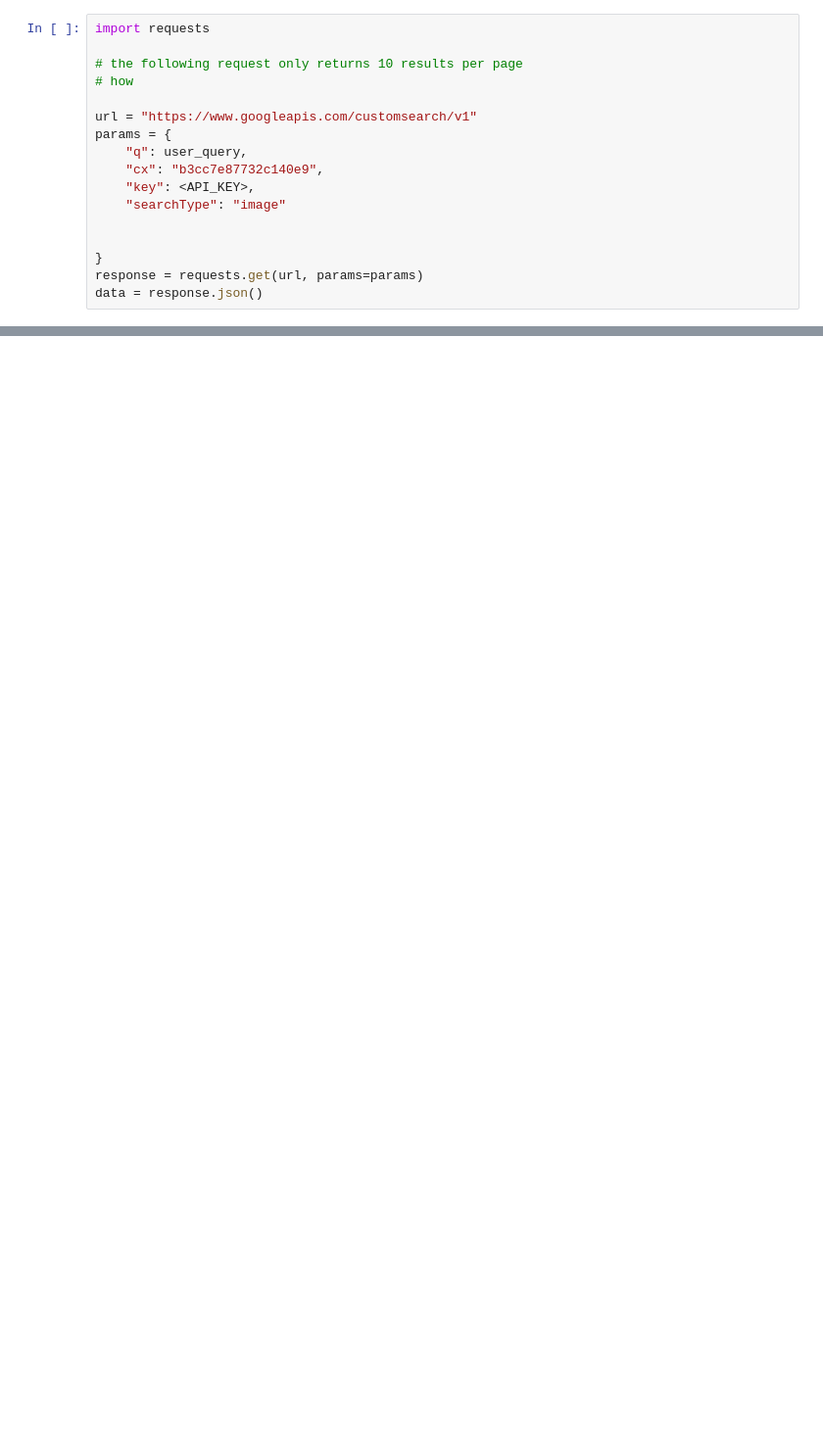
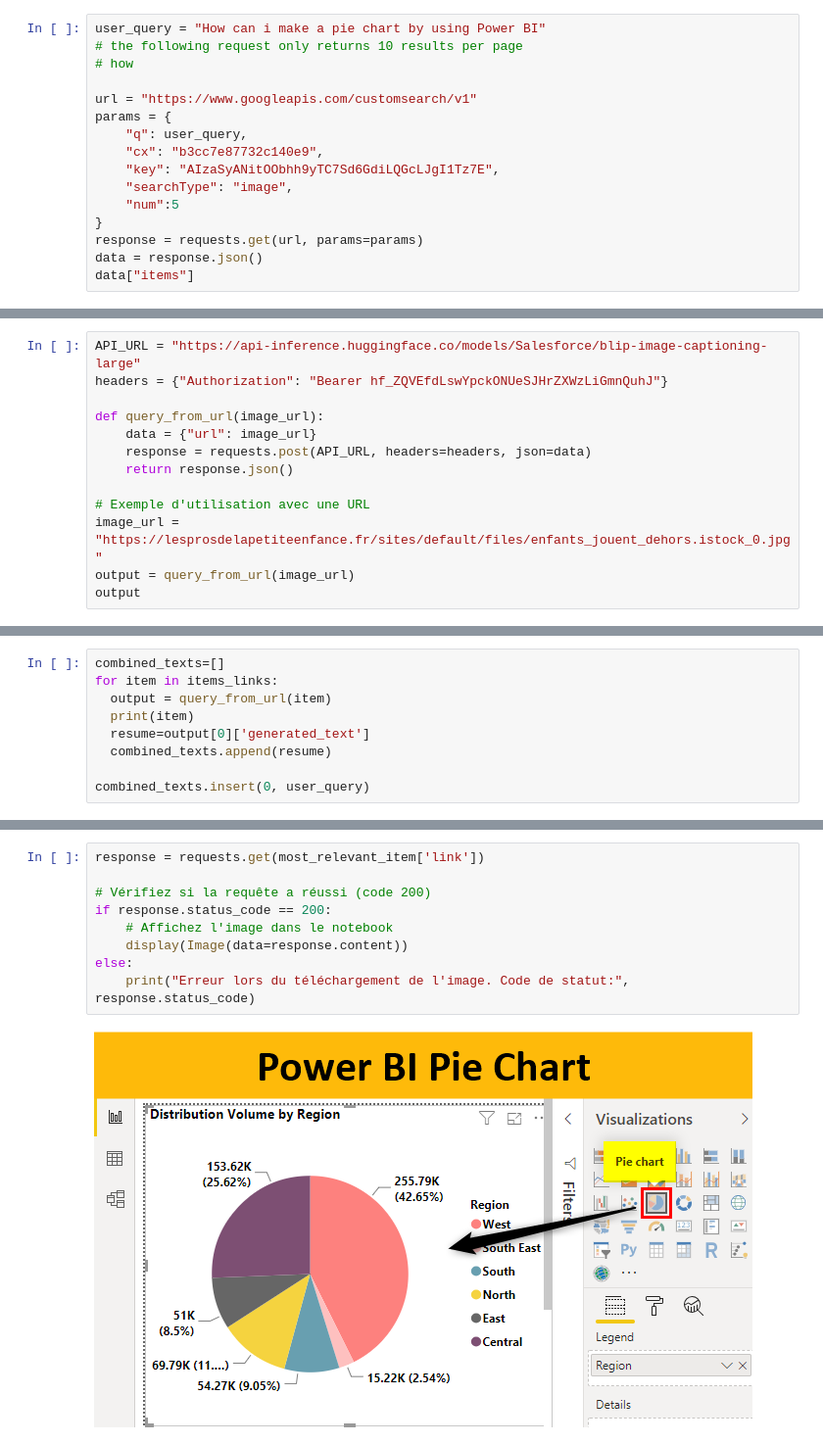
Before and after one commit to el-tegy/TolkAI, a Jupyter notebook: advanced_image_search.ipynb, the cells around one changed output, grey strips where cells are left out. Shown: that part at 98% size. Saved outputs shown, nothing was run; the diff lists cells and outputs as text; blank space fills up the shorter version.

Commit message:
fix image_search

```diff
--- a/advanced_image_search.ipynb
+++ b/advanced_image_search.ipynb
@@ -3,6 +8,5 @@ user_query = "Image of how to import data in power bi desktop"
 # %%
-import requests
-
+user_query = "How can i make a pie chart by using Power BI"
 # the following request only returns 10 results per page
 # how
 
@@ -10,10 +14,10 @@ url = "https://www.googleapis.com/customsearch/v1"
 params = {
     "q": user_query,
     "cx": "b3cc7e87732c140e9",
-    "key": <API_KEY>,
-    "searchType": "image"
-
-
+    "key": "AIzaSyANitOObhh9yTC7Sd6GdiLQGcLJgI1Tz7E",
+    "searchType": "image",
+    "num":5
 }
 response = requests.get(url, params=params)
 data = response.json()
+data["items"]
@@ -23,0 +52,13 @@ items_links=[item['link'] for item in items]
+# %%
+API_URL = "https://api-inference.huggingface.co/models/Salesforce/blip-image-captioning-large"
+headers = {"Authorization": "Bearer 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"}
+
+def query_from_url(image_url):
+    data = {"url": image_url}
+    response = requests.post(API_URL, headers=headers, json=data)
+    return response.json()
+
+# Exemple d'utilisation avec une URL
+image_url = "https://lesprosdelapetiteenfance.fr/sites/default/files/enfants_jouent_dehors.istock_0.jpg"
+output = query_from_url(image_url)
+output
@@ -23,0 +67,9 @@ items_links=[item['link'] for item in items]
+# %%
+combined_texts=[]
+for item in items_links:
+  output = query_from_url(item)
+  print(item)
+  resume=output[0]['generated_text']
+  combined_texts.append(resume)
+
+combined_texts.insert(0, user_query)
@@ -51,0 +101,11 @@ NameError: name 'items' is not defined
+# %%
+response = requests.get(most_relevant_item['link'])
+
+# Vérifiez si la requête a réussi (code 200)
+if response.status_code == 200:
+    # Affichez l'image dans le notebook
+    display(Image(data=response.content))
+else:
+    print("Erreur lors du téléchargement de l'image. Code de statut:", response.status_code)
+# %% [output]
+[figure, added]
```
Also changed, not shown: parts of 7 cells of this notebook.
